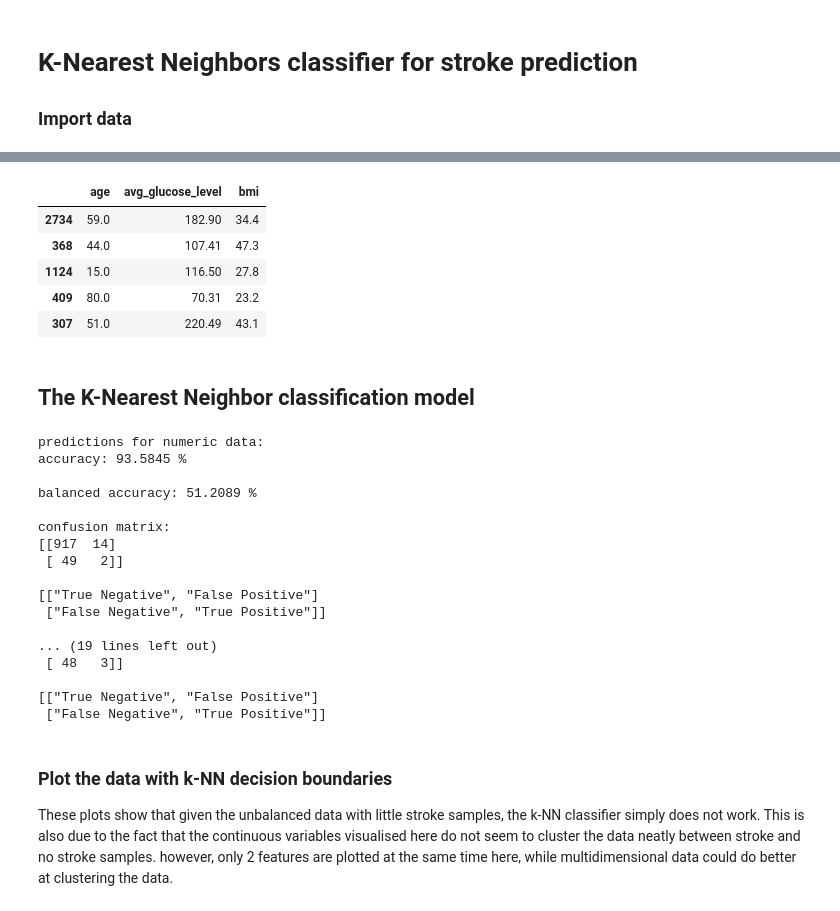
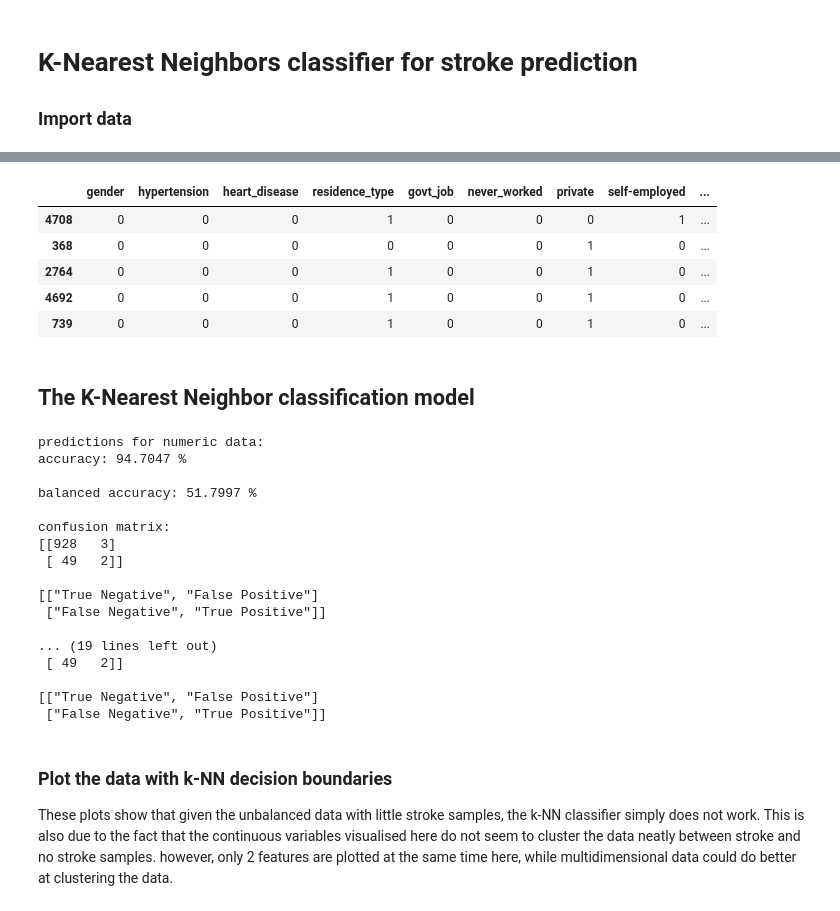
Before and after one commit to koenc100/Project-AI-minor, a Jupyter notebook: code/k-NN.ipynb, the cells around one changed output, grey strips where cells are left out. Cells and saved outputs as stored; diff of their text form; code cells hidden in the pictures.

```diff
--- a/code/k-NN.ipynb
+++ b/code/k-NN.ipynb
@@ -23,16 +14,0 @@ train_data, test_data, val_data, train_labels, test_labels, val_labels = split_d
-# %%
-# temporary way to make marriage and rural/urban binary
-
-train_data['marriage'] = train_data['ever_married']
-train_data['rural/urban'] = train_data['urban']
-train_data = train_data.drop(columns=['ever_married', 'never_married', 'urban', 'rural'])
-
-test_data['marriage'] = test_data['ever_married']
-test_data['rural/urban'] = test_data['urban']
-test_data = test_data.drop(columns=['ever_married', 'never_married', 'urban', 'rural'])
-
-val_data['marriage'] = val_data['ever_married']
-val_data['rural/urban'] = val_data['urban']
-val_data = val_data.drop(columns=['ever_married', 'never_married', 'urban', 'rural'])
-
-train_data.head()
@@ -46,32 +15,32 @@ train_data.head()
 # %%
 def split_datatypes(data):
 
     numeric = ['age', "avg_glucose_level", "bmi"]
-    binary = ['hypertension', 'heart_disease', 'children', 'marriage', 'rural/urban',
-              'female', 'male', 'other_gender', 'never_worked', 'private', 'self-employed',
+    binary = ['hypertension', 'heart_disease', 'children', 'residence_type',
+              'gender', 'never_worked', 'private', 'self-employed',
               'govt_job', 'unknown_smoking_status', 'formerly_smoked', 'never_smoked', 'smokes']
 
     # Numeric data: age, avg_glucose_level, bmi
     data_num = data.drop(columns=binary)
 
     # binary data: hypertension, heart_disease, marriage status, rural/urban
     data_bin = data.drop(columns=numeric)
 
     return data_num, data_bin
 
 # split all data into numeric and binary data.
 train_data_num, train_data_bin = split_datatypes(train_data)
 test_data_num, test_data_bin = split_datatypes(test_data)
 val_data_num, val_data_bin = split_datatypes(val_data)
 
-train_data_num.head()
+train_data_bin.head()
 # %% [output]
-|  | age | avg_glucose_level | bmi |
-| 2734 | 59.0 | 182.90 | 34.4 |
-| 368 | 44.0 | 107.41 | 47.3 |
-| 1124 | 15.0 | 116.50 | 27.8 |
-| 409 | 80.0 | 70.31 | 23.2 |
-| 307 | 51.0 | 220.49 | 43.1 |
+|  | gender | hypertension | heart_disease | residence_type | govt_job | never_worked | private | self-employed | ... |
+| 4708 | 0 | 0 | 0 | 1 | 0 | 0 | 0 | 1 | ... |
+| 368 | 0 | 0 | 0 | 0 | 0 | 0 | 1 | 0 | ... |
+| 2764 | 0 | 0 | 0 | 1 | 0 | 0 | 1 | 0 | ... |
+| 4692 | 0 | 0 | 0 | 1 | 0 | 0 | 1 | 0 | ... |
+| 739 | 0 | 0 | 0 | 1 | 0 | 0 | 1 | 0 | ... |
 # %% [markdown]
 ## The K-Nearest Neighbor classification model
 # %%
@@ -129,19 +98,19 @@ print('combined predictions for both categorical and numerical data:')
 accuracy_test, balanced_accuracy_test = get_metrics(test_labels, predictions_test, verbose=True)
 # %% [output]
 predictions for numeric data:
-accuracy: 93.5845 %
+accuracy: 94.7047 %
 
-balanced accuracy: 51.2089 %
+balanced accuracy: 51.7997 %
 
 confusion matrix:
-[[917  14]
+[[928   3]
  [ 49   2]]
 
 [["True Negative", "False Positive"]
  ["False Negative", "True Positive"]]
 
 ... (19 lines left out)
- [ 48   3]]
+ [ 49   2]]
 
 [["True Negative", "False Positive"]
  ["False Negative", "True Positive"]]
```
Also changed, not shown: parts of 3 cells of this notebook.
